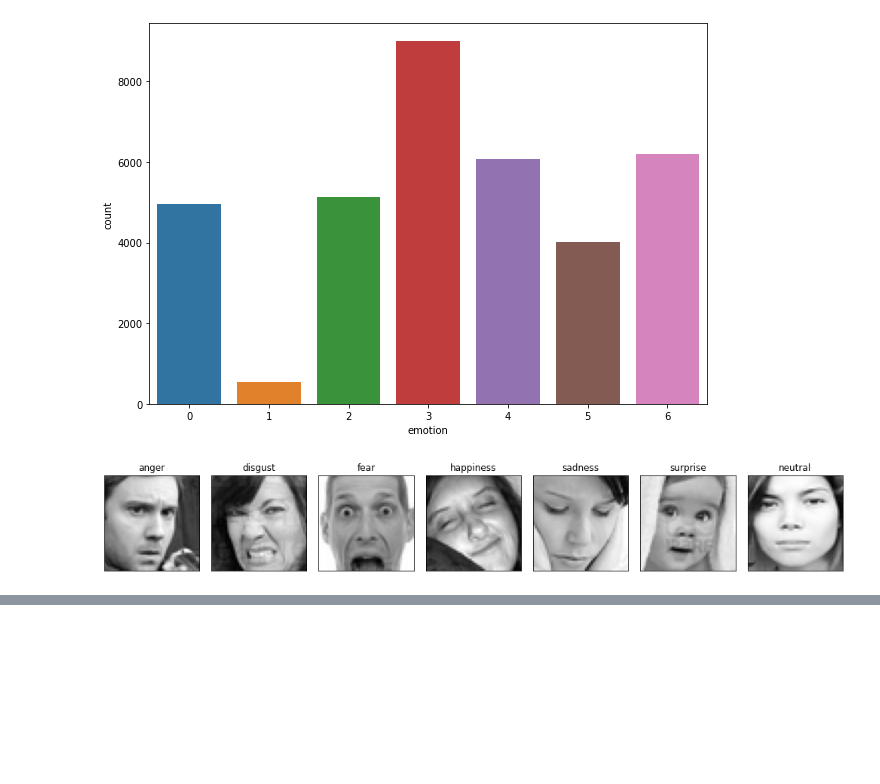
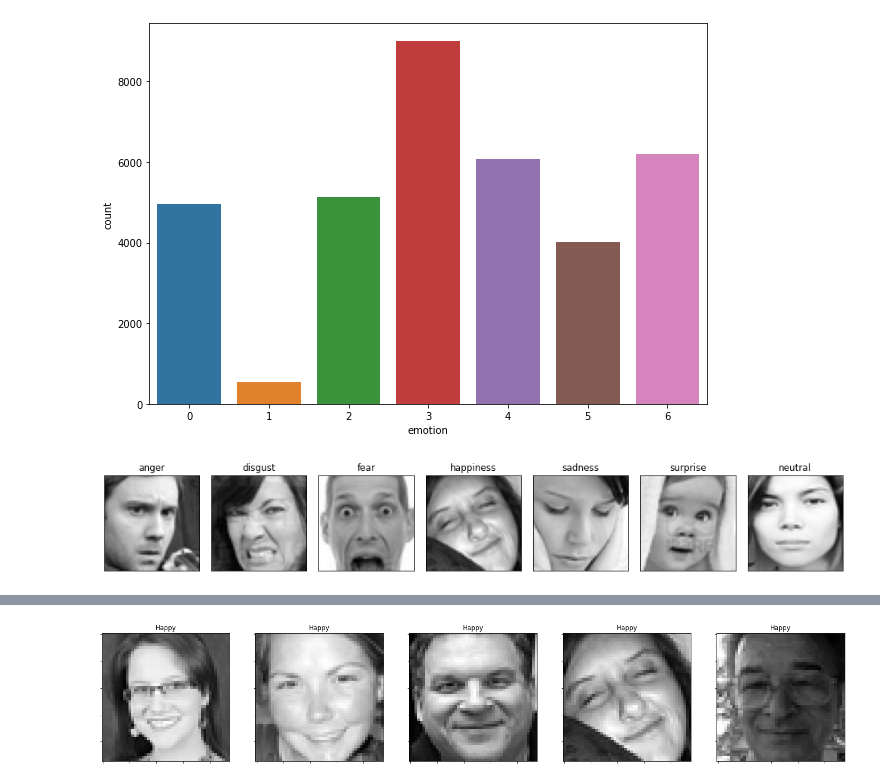
Before and after one commit to hrushikeshsahu19/Face-Emotion-Detection-, a Jupyter notebook: face_emotion_detection_.ipynb, the cells around one changed output, grey strips where cells are left out. Cells and saved outputs as stored; diff of their text form; code cells hidden in the pictures; blank space fills up the shorter version.

```diff
--- a/face_emotion_detection_.ipynb
+++ b/face_emotion_detection_.ipynb
@@ -105,0 +218,4 @@ for label in sorted(df.emotion.unique()):
+# %%
+plot_examples(3)
+# %% [output]
+[figure, added]
```
Also changed, not shown: parts of 37 cells of this notebook.
